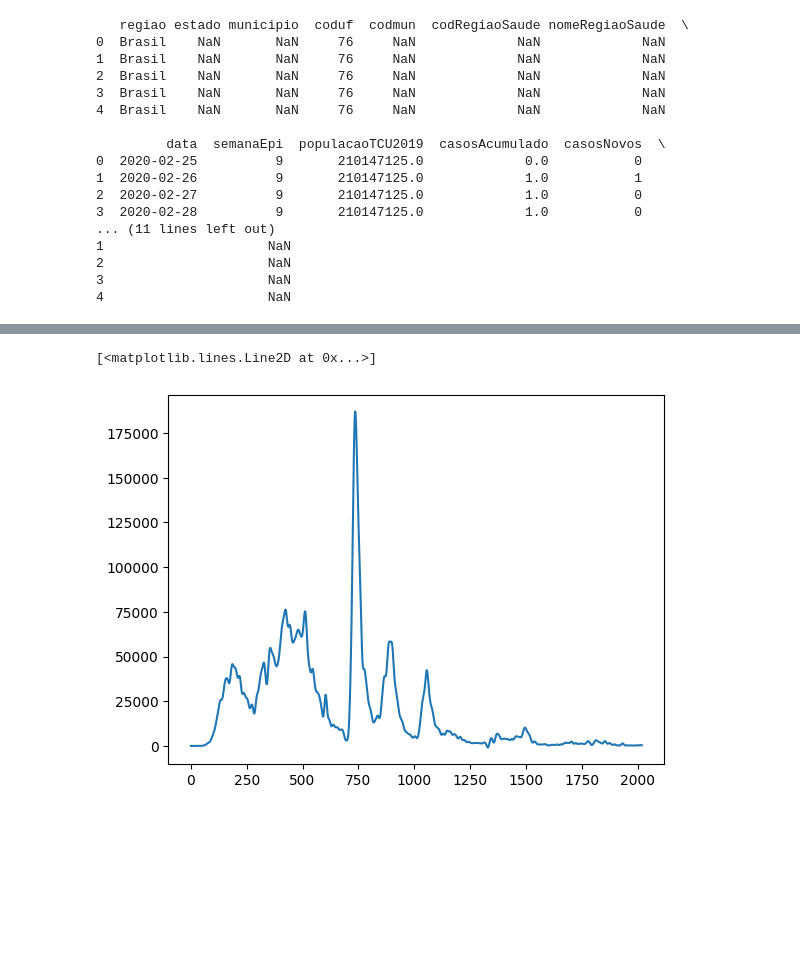
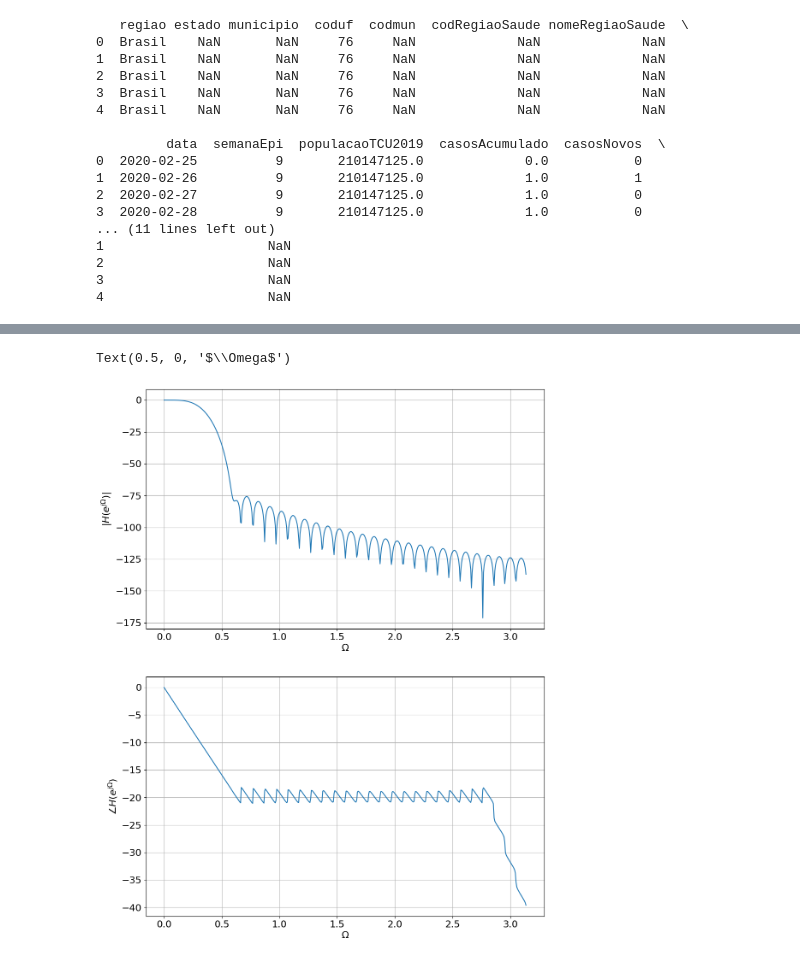
Before and after one commit to bootstrap666/covidbr-data, a Jupyter notebook: COVID_19_linear_MA_filter.ipynb, the cells around one changed output, grey strips where cells are left out. Cells and saved outputs as stored; diff of their text form; code cells hidden in the pictures; blank space fills up the shorter version.

```diff
--- a/COVID_19_linear_MA_filter.ipynb
+++ b/COVID_19_linear_MA_filter.ipynb
@@ -57,6 +77,18 @@ plt.grid('minor')
-# %%
-Brasilcasosnovosfiltrado = signal.lfilter(h,1,Brasilcasosnovos)
-plt.plot(Brasilcasosnovosfiltrado)
-# %% [output]
-[<matplotlib.lines.Line2D at 0x...>]
-[figure, removed]
+# %%
+# Avaliação da resposta em frequência do filtro projetado
+W,H = signal.freqz(h)
+
+fig1, ax1 = plt.subplots(2,1)
+
+ax1[0].plot(W,20*np.log10(abs(H)))
+ax1[0].grid('minor')
+ax1[0].set_ylabel(r'$|H(e^{j\Omega})|$')
+ax1[0].set_xlabel(r'$\Omega$')
+
+ax1[1].plot(W,np.unwrap(np.angle(H)))
+ax1[1].grid('minor')
+ax1[1].set_ylabel(r'$\angle  H(e^{j\Omega})$')
+ax1[1].set_xlabel(r'$\Omega$')
+# %% [output]
+Text(0.5, 0, '$\\Omega$')
+[figure, added]
```
Also changed, not shown: parts of 14 cells of this notebook.
